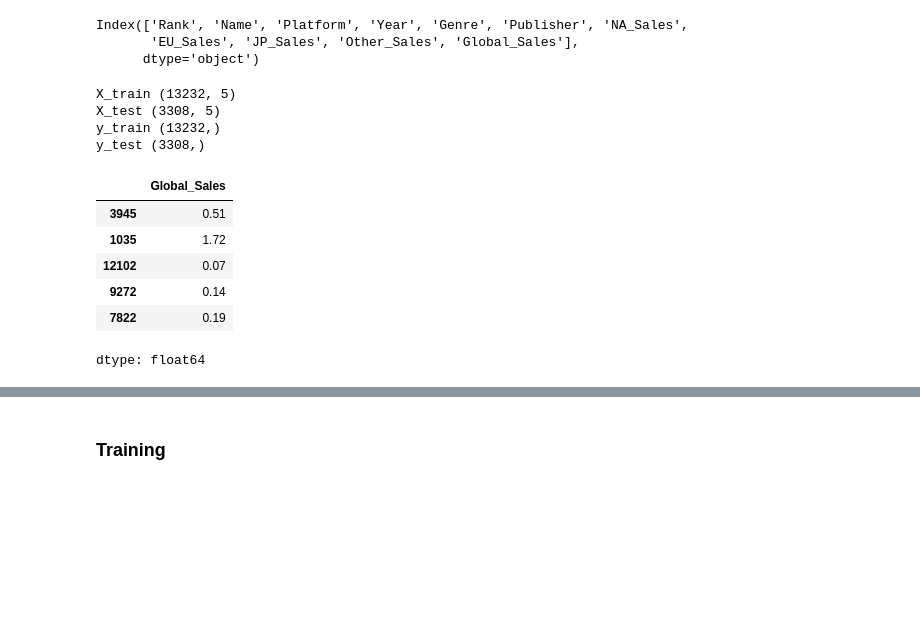
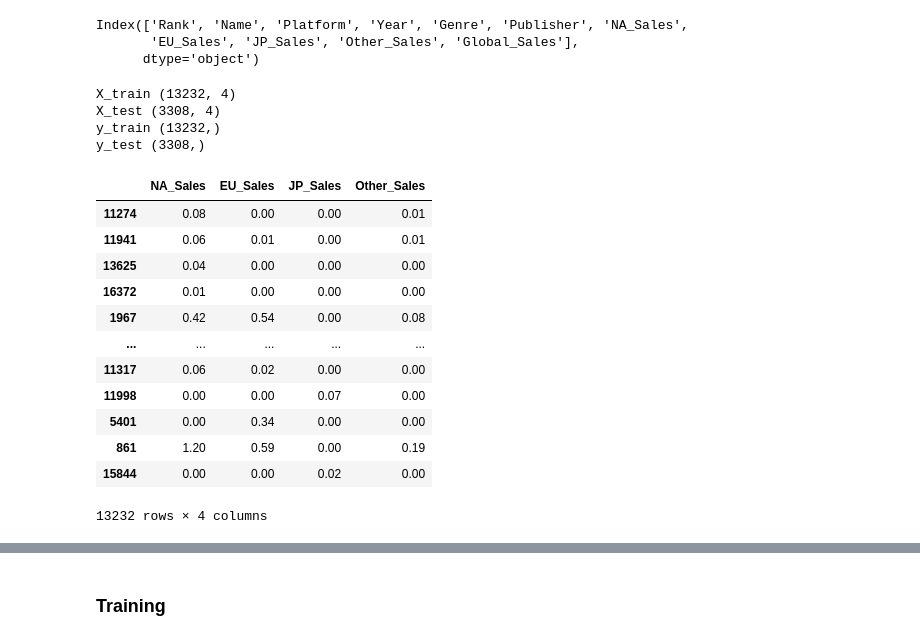
Before and after one commit to prajwalp111/ML, a Jupyter notebook: gaming_ml/video_game.ipynb, the cells around one changed output, grey strips where cells are left out. Cells and saved outputs as stored; diff of their text form; code cells hidden in the pictures; blank space fills up the shorter version.

```diff
--- a/gaming_ml/video_game.ipynb
+++ b/gaming_ml/video_game.ipynb
@@ -136,7 +136,7 @@ Index(['Rank', 'Name', 'Platform', 'Year', 'Genre', 'Publisher', 'NA_Sales',
        'EU_Sales', 'JP_Sales', 'Other_Sales', 'Global_Sales'],
       dtype='object')
 # %%
-features = ['Year','NA_Sales',
+features = ['NA_Sales',
        'EU_Sales', 'JP_Sales', 'Other_Sales']
 target = 'Global_Sales'
 
@@ -149,17 +149,23 @@ print("X_test",X_test.shape)
 print("y_train",y_train.shape)
 print("y_test",y_test.shape)
 # %% [output]
-X_train (13232, 5)
-X_test (3308, 5)
+X_train (13232, 4)
+X_test (3308, 4)
 y_train (13232,)
 y_test (3308,)
 # %%
-y_test.head()
+X_train
 # %% [output]
-|  | Global_Sales |
-| 3945 | 0.51 |
-| 1035 | 1.72 |
-| 12102 | 0.07 |
-| 9272 | 0.14 |
-| 7822 | 0.19 |
+|  | NA_Sales | EU_Sales | JP_Sales | Other_Sales |
+| 11274 | 0.08 | 0.00 | 0.00 | 0.01 |
+| 11941 | 0.06 | 0.01 | 0.00 | 0.01 |
+| 13625 | 0.04 | 0.00 | 0.00 | 0.00 |
+| 16372 | 0.01 | 0.00 | 0.00 | 0.00 |
+| 1967 | 0.42 | 0.54 | 0.00 | 0.08 |
+| ... | ... | ... | ... | ... |
+| 11317 | 0.06 | 0.02 | 0.00 | 0.00 |
+| 11998 | 0.00 | 0.00 | 0.07 | 0.00 |
+| 5401 | 0.00 | 0.34 | 0.00 | 0.00 |
+| 861 | 1.20 | 0.59 | 0.00 | 0.19 |
+| 15844 | 0.00 | 0.00 | 0.02 | 0.00 |
-dtype: float64
+13232 rows × 4 columns
```
Also changed, not shown: parts of 7 cells of this notebook.
